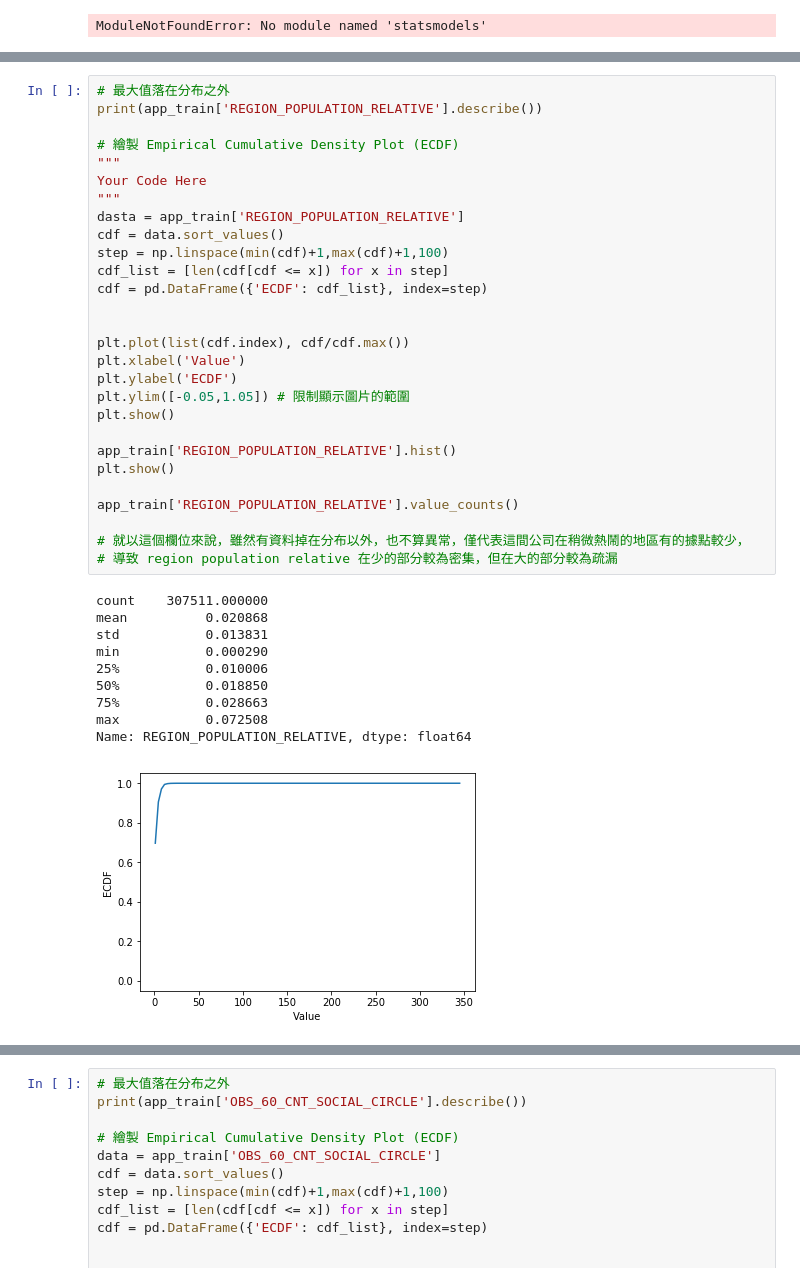
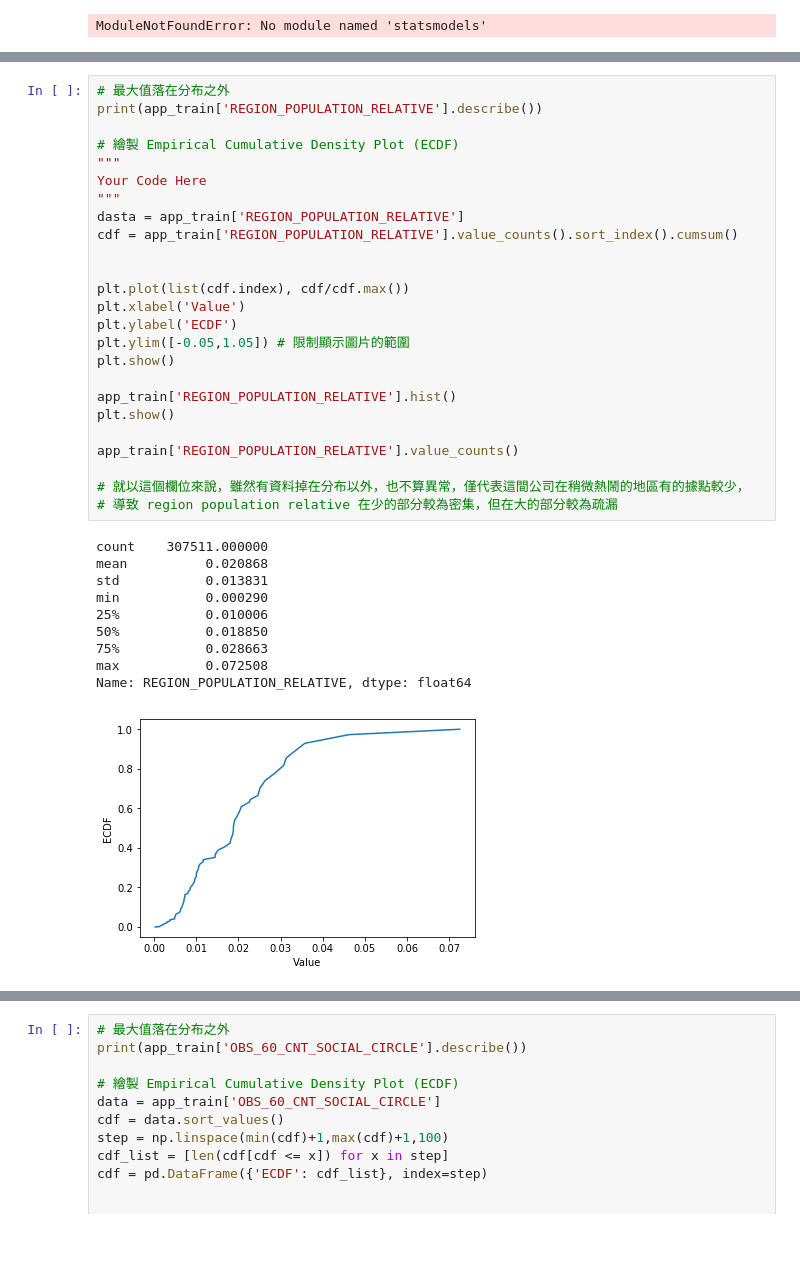
Before and after one commit to benjamin791023/2nd-ML100Days, a Jupyter notebook: ML100/Day_006_HW.ipynb, the cells around one changed output, grey strips where cells are left out. Drawn from its saved outputs; the diff is of its cells as text; blank space fills up the shorter version.

Commit message:
modify the ECDF to answer

```diff
--- a/ML100/Day_006_HW.ipynb
+++ b/ML100/Day_006_HW.ipynb
@@ -169,38 +155,35 @@ print(app_train['REGION_POPULATION_RELATIVE'].describe())
 # 繪製 Empirical Cumulative Density Plot (ECDF)
 """
 Your Code Here
 """
 dasta = app_train['REGION_POPULATION_RELATIVE']
-cdf = data.sort_values()
-step = np.linspace(min(cdf)+1,max(cdf)+1,100)
-cdf_list = [len(cdf[cdf <= x]) for x in step]
-cdf = pd.DataFrame({'ECDF': cdf_list}, index=step)
+cdf = app_train['REGION_POPULATION_RELATIVE'].value_counts().sort_index().cumsum()
 
 
 plt.plot(list(cdf.index), cdf/cdf.max())
 plt.xlabel('Value')
 plt.ylabel('ECDF')
 plt.ylim([-0.05,1.05]) # 限制顯示圖片的範圍
 plt.show()
 
 app_train['REGION_POPULATION_RELATIVE'].hist()
 plt.show()
 
 app_train['REGION_POPULATION_RELATIVE'].value_counts()
 
 # 就以這個欄位來說，雖然有資料掉在分布以外，也不算異常，僅代表這間公司在稍微熱鬧的地區有的據點較少，
 # 導致 region population relative 在少的部分較為密集，但在大的部分較為疏漏
 # %% [output]
 count    307511.000000
 mean          0.020868
 std           0.013831
 min           0.000290
 25%           0.010006
 50%           0.018850
 75%           0.028663
 max           0.072508
 Name: REGION_POPULATION_RELATIVE, dtype: float64
-[figure, old version]
+[figure, new version]
 [figure]
 0.035792    16408
 0.046220    13442
```
Also changed, not shown: parts of 2 cells of this notebook.
